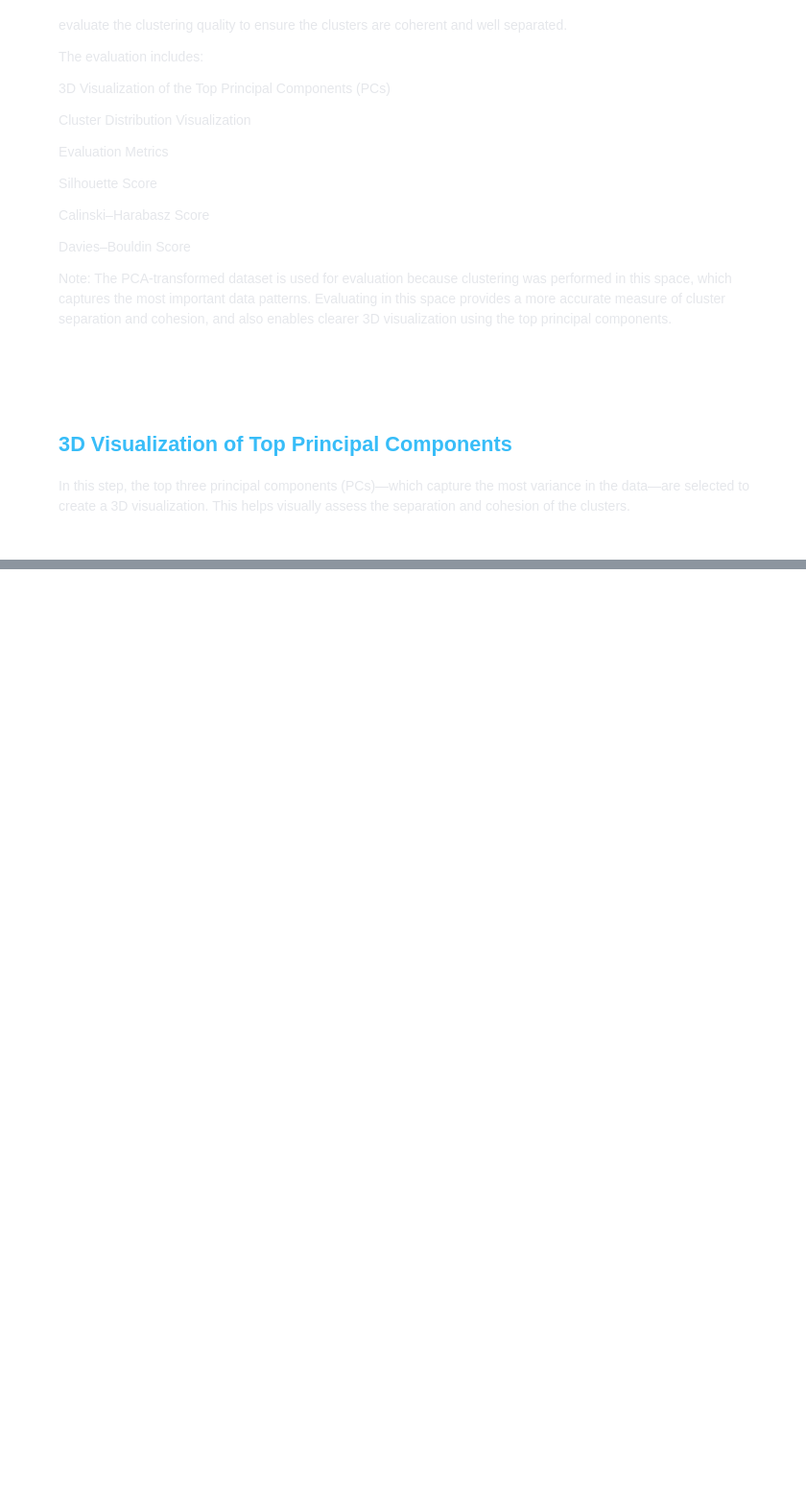
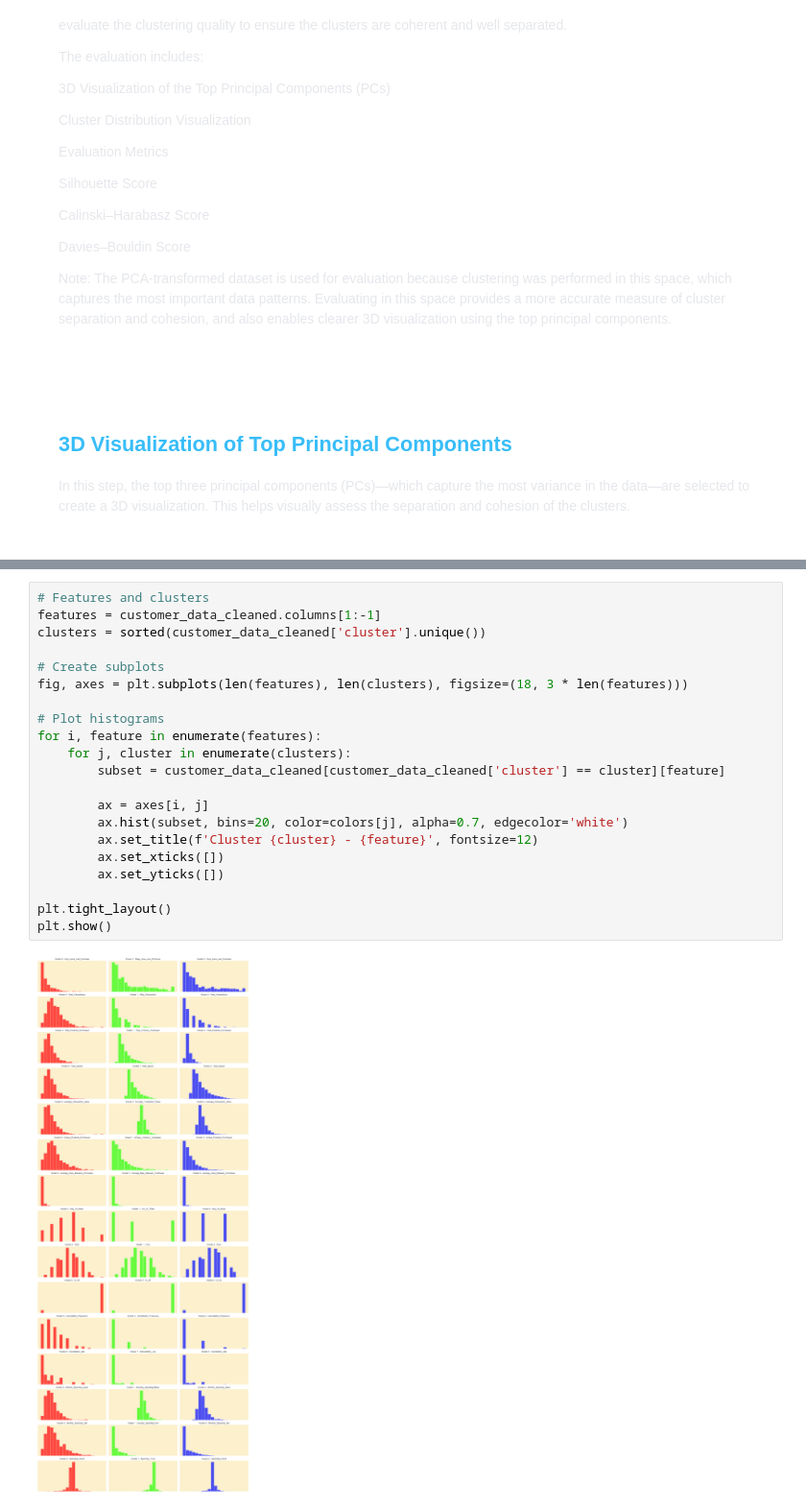
Before and after one commit to jossycm17/Recommendation-system, a Jupyter notebook: Recommendation_System.ipynb, the cells around one changed output, grey strips where cells are left out. Shown at 96% size. Cells and saved outputs as stored; diff of their text form; blank space fills up the shorter version.

```diff
--- a/Recommendation_System.ipynb
+++ b/Recommendation_System.ipynb
@@ -2968,0 +3286,23 @@ cluster2 = customer_data_pca[customer_data_pca["cluster"] == 2]
+# %%
+# Features and clusters
+features = customer_data_cleaned.columns[1:-1]
+clusters = sorted(customer_data_cleaned['cluster'].unique())
+
+# Create subplots
+fig, axes = plt.subplots(len(features), len(clusters), figsize=(18, 3 * len(features)))
+
+# Plot histograms
+for i, feature in enumerate(features):
+    for j, cluster in enumerate(clusters):
+        subset = customer_data_cleaned[customer_data_cleaned['cluster'] == cluster][feature]
+
+        ax = axes[i, j]
+        ax.hist(subset, bins=20, color=colors[j], alpha=0.7, edgecolor='white')
+        ax.set_title(f'Cluster {cluster} - {feature}', fontsize=12)
+        ax.set_xticks([])
+        ax.set_yticks([])
+
+plt.tight_layout()
+plt.show()
+# %% [output]
+[figure, added]
```
Also changed, not shown: parts of 16 cells of this notebook.
